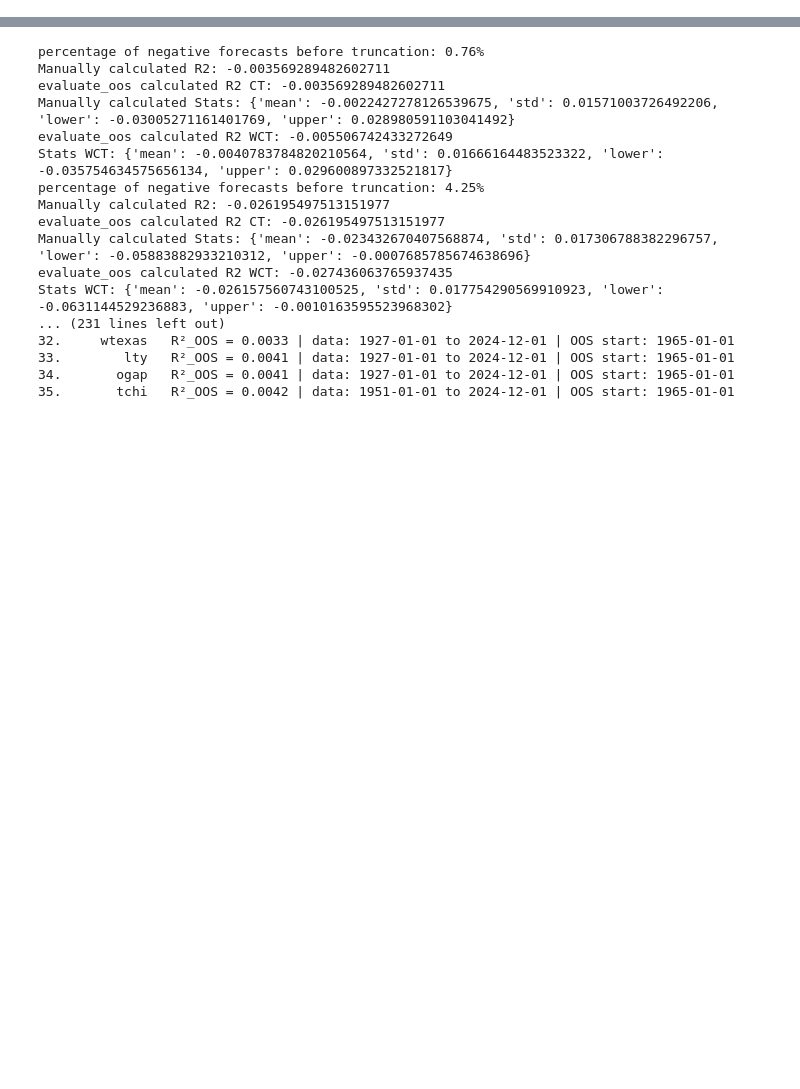
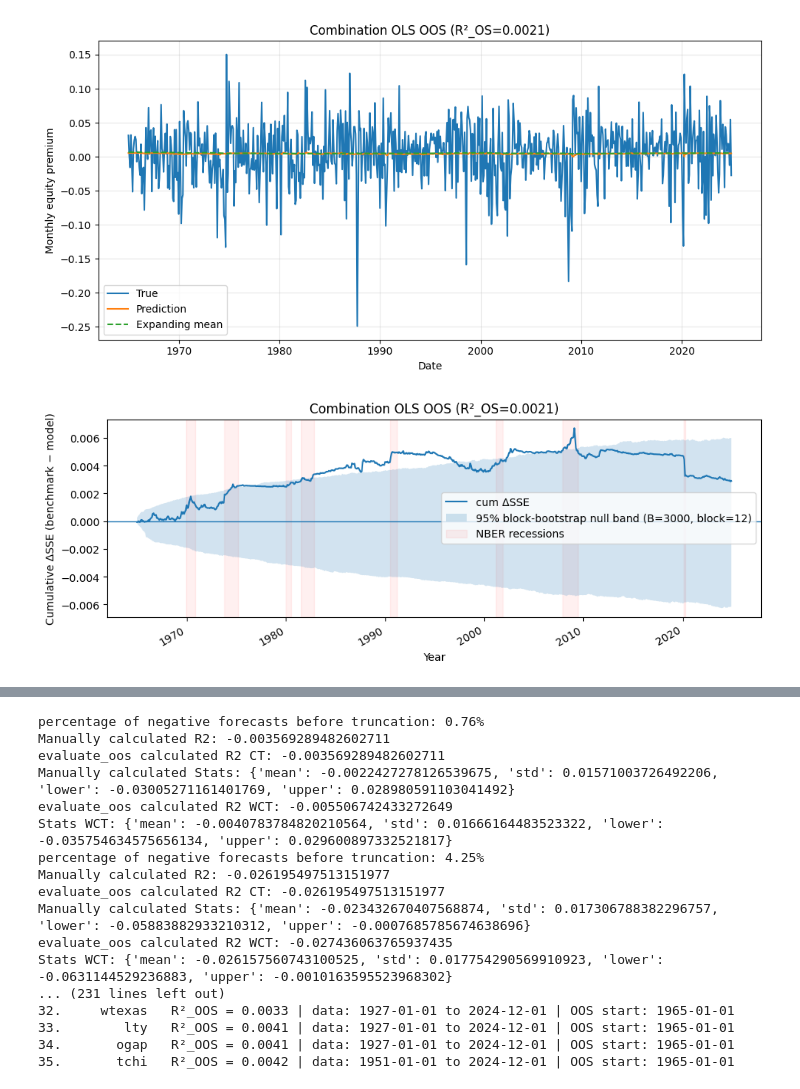
Before and after one commit to KiliTili/Masterarbeit, a Jupyter notebook: Notebooks/Benchmark/modelling_regression.ipynb, the cells around one changed output, grey strips where cells are left out. Cells and saved outputs as stored; diff of their text form; code cells hidden in the pictures; blank space fills up the shorter version.

```diff
--- a/Notebooks/Benchmark/modelling_regression.ipynb
+++ b/Notebooks/Benchmark/modelling_regression.ipynb
@@ -81,4 +121,22 @@ Appended model results to: ../../Data/ModelData/oos_predictions.csv
 # %%
 from importlib import reload
 reload(tsh)
+
+r2_o,stats, y_true_o, y_pred_o, dates_o,y_lower,y_upper,HA_OLS = modl.ols_combination_oos(data, variables=WITHOUT_LOOKAHEAD, start_oos="1965-01-01", ct_cutoff =True, quiet =False, model_name="OLS(d/p)", combo="mean",
+)
+
+modl.plot_oos(
+    y_true_o, y_pred_o,HA_OLS, dates=dates_o,
+    title=f"Combination OLS OOS (R²_OS={r2_o:.4f})",
+    ylabel="Monthly equity premium",
+)
+fig, ax, perf, (lo, hi) = modl.plot_cum_dsse_with_bootstrap_band(
+    y_true_o, y_pred_o, HA_OLS,
+    dates=dates_o,
+    title=f"Combination OLS OOS (R²_OS={r2_o:.4f})",
+    add_band=True,
+    B=3000,
+    block=12,
+    seed=1,
+)
 # %% [output]
@@ -86,2 +160,4 @@ Saved new file: ../../Data/ModelData/oos_predictions.csv
+[figure, added]
+[figure, added]
 # %%
 
```
Also changed, not shown: parts of 11 cells of this notebook, 11 other files.
